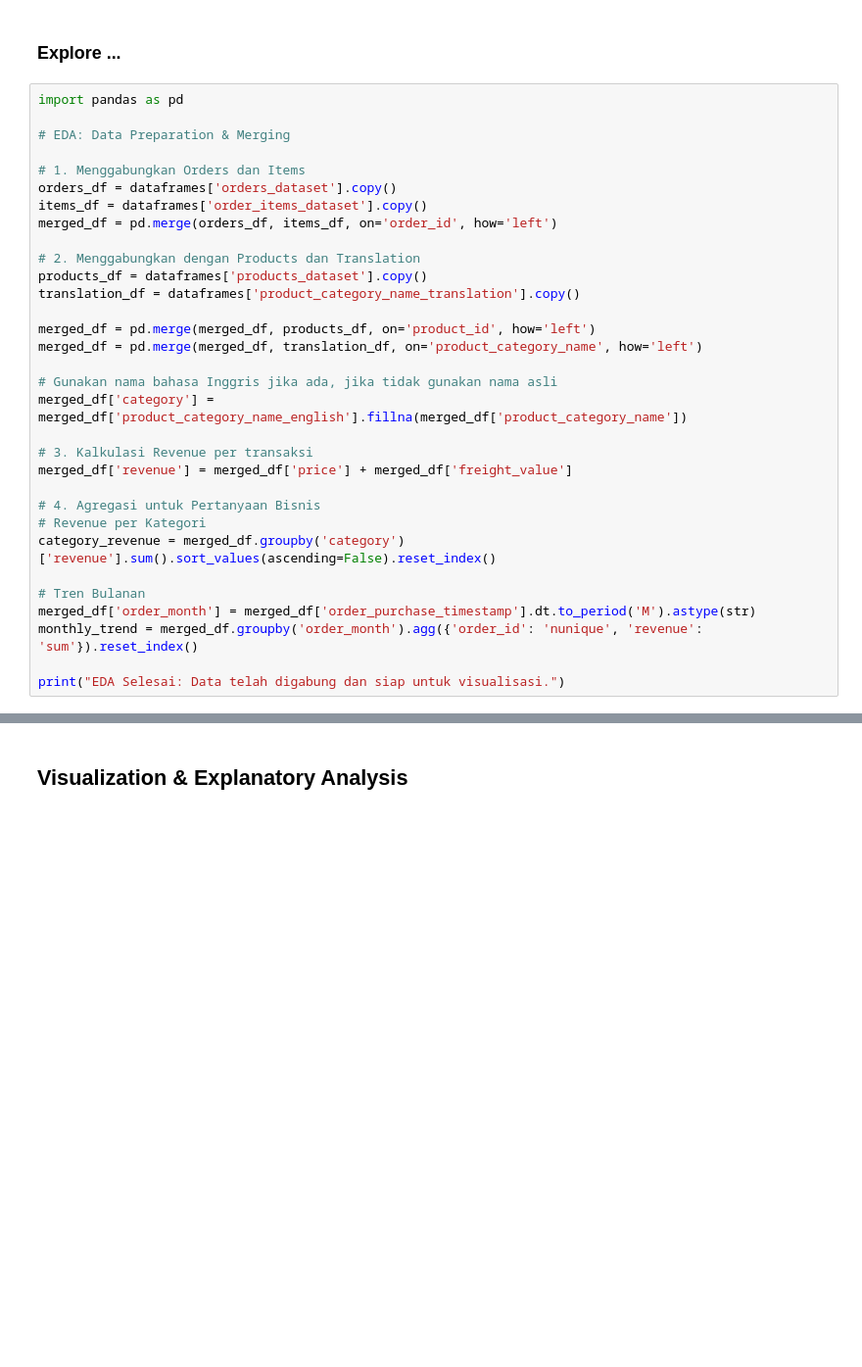
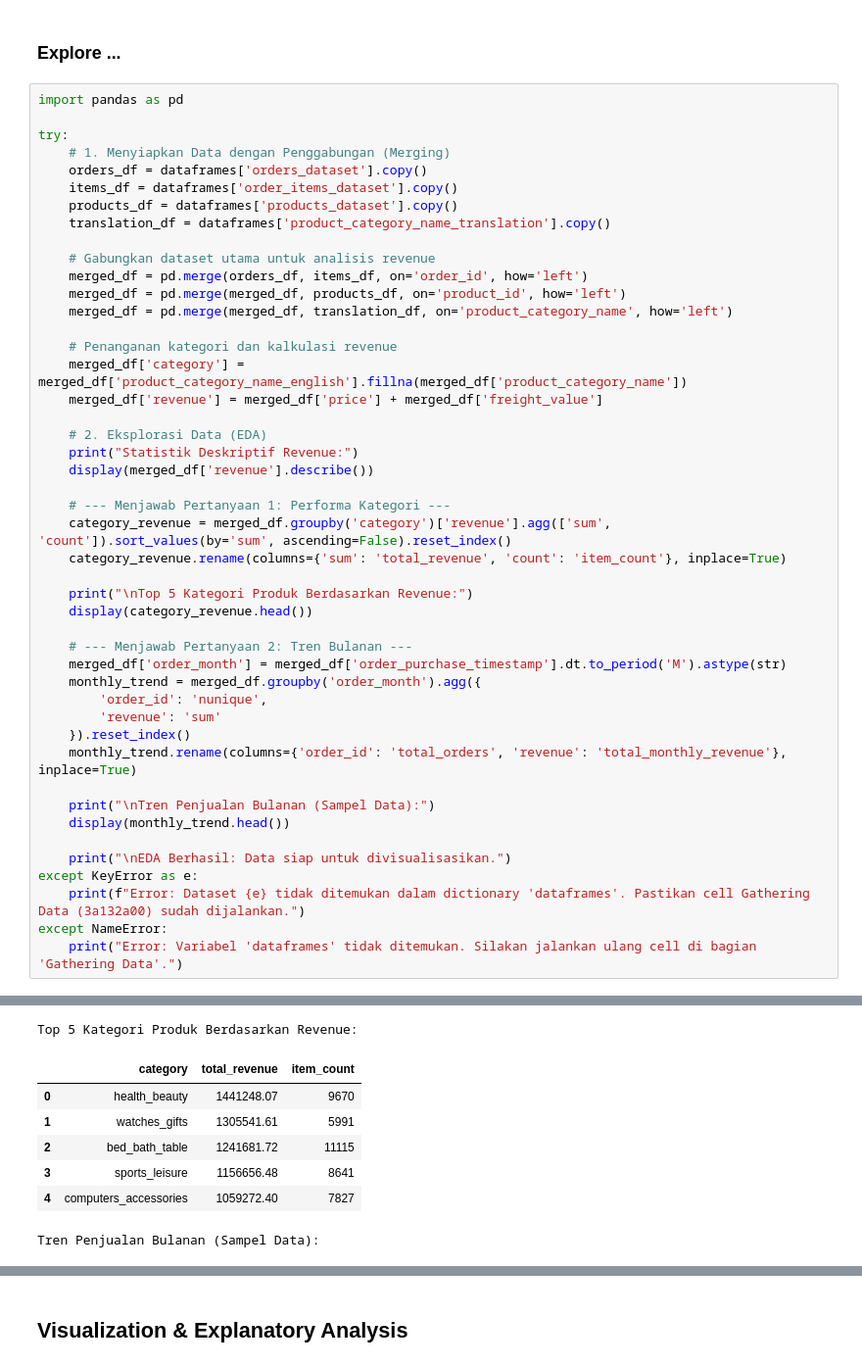
Before and after one commit to khatrunsalsabia-eng/dashboard, a Jupyter notebook: submission/notebook.ipynb, the cells around one changed output, grey strips where cells are left out. Shown at 98% size. Drawn from its saved outputs; the diff is of its cells as text; blank space fills up the shorter version.

Commit message:
melakukan perbaikan pada bagian notebook dan dashboad.py

```diff
--- a/submission/notebook.ipynb
+++ b/submission/notebook.ipynb
@@ -318,33 +321,47 @@ Data cleaning selesai.
 # %%
 import pandas as pd
 
-# EDA: Data Preparation & Merging
+try:
+    # 1. Menyiapkan Data dengan Penggabungan (Merging)
+    orders_df = dataframes['orders_dataset'].copy()
+    items_df = dataframes['order_items_dataset'].copy()
+    products_df = dataframes['products_dataset'].copy()
+    translation_df = dataframes['product_category_name_translation'].copy()
 
-# 1. Menggabungkan Orders dan Items
-orders_df = dataframes['orders_dataset'].copy()
-items_df = dataframes['order_items_dataset'].copy()
-merged_df = pd.merge(orders_df, items_df, on='order_id', how='left')
+    # Gabungkan dataset utama untuk analisis revenue
+    merged_df = pd.merge(orders_df, items_df, on='order_id', how='left')
+    merged_df = pd.merge(merged_df, products_df, on='product_id', how='left')
+    merged_df = pd.merge(merged_df, translation_df, on='product_category_name', how='left')
 
-# 2. Menggabungkan dengan Products dan Translation
-products_df = dataframes['products_dataset'].copy()
-translation_df = dataframes['product_category_name_translation'].copy()
+    # Penanganan kategori dan kalkulasi revenue
+    merged_df['category'] = merged_df['product_category_name_english'].fillna(merged_df['product_category_name'])
+    merged_df['revenue'] = merged_df['price'] + merged_df['freight_value']
 
-merged_df = pd.merge(merged_df, products_df, on='product_id', how='left')
-merged_df = pd.merge(merged_df, translation_df, on='product_category_name', how='left')
+    # 2. Eksplorasi Data (EDA)
+    print("Statistik Deskriptif Revenue:")
+    display(merged_df['revenue'].describe())
 
-# Gunakan nama bahasa Inggris jika ada, jika tidak gunakan nama asli
-merged_df['category'] = merged_df['product_category_name_english'].fillna(merged_df['product_category_name'])
+    # --- Menjawab Pertanyaan 1: Performa Kategori ---
+    category_revenue = merged_df.groupby('category')['revenue'].agg(['sum', 'count']).sort_values(by='sum', ascending=False).reset_index()
+    category_revenue.rename(columns={'sum': 'total_revenue', 'count': 'item_count'}, inplace=True)
 
-# 3. Kalkulasi Revenue per transaksi
-merged_df['revenue'] = merged_df['price'] + merged_df['freight_value']
+    print("\nTop 5 Kategori Produk Berdasarkan Revenue:")
+    display(category_revenue.head())
 
-# 4. Agregasi untuk Pertanyaan Bisnis
-# Revenue per Kategori
-category_revenue = merged_df.groupby('category')['revenue'].sum().sort_values(ascending=False).reset_index()
+    # --- Menjawab Pertanyaan 2: Tren Bulanan ---
+    merged_df['order_month'] = merged_df['order_purchase_timestamp'].dt.to_period('M').astype(str)
+    monthly_trend = merged_df.groupby('order_month').agg({
+        'order_id': 'nunique',
+        'revenue': 'sum'
+    }).reset_index()
+    monthly_trend.rename(columns={'order_id': 'total_orders', 'revenue': 'total_monthly_revenue'}, inplace=True)
 
-# Tren Bulanan
-merged_df['order_month'] = merged_df['order_purchase_timestamp'].dt.to_period('M').astype(str)
-monthly_trend = merged_df.groupby('order_month').agg({'order_id': 'nunique', 'revenue': 'sum'}).reset_index()
+    print("\nTren Penjualan Bulanan (Sampel Data):")
+    display(monthly_trend.head())
 
-print("EDA Selesai: Data telah digabung dan siap untuk visualisasi.")
+    print("\nEDA Berhasil: Data siap untuk divisualisasikan.")
+except KeyError as e:
+    print(f"Error: Dataset {e} tidak ditemukan dalam dictionary 'dataframes'. Pastikan cell Gathering Data (3a132a00) sudah dijalankan.")
+except NameError:
+    print("Error: Variabel 'dataframes' tidak ditemukan. Silakan jalankan ulang cell di bagian 'Gathering Data'.")
 # %% [output]
@@ -351,0 +379,8 @@ EDA Selesai: Data telah digabung dan siap untuk visualisasi.
+Top 5 Kategori Produk Berdasarkan Revenue:
+|  | category | total_revenue | item_count |
+| 0 | health_beauty | 1441248.07 | 9670 |
+| 1 | watches_gifts | 1305541.61 | 5991 |
+| 2 | bed_bath_table | 1241681.72 | 11115 |
+| 3 | sports_leisure | 1156656.48 | 8641 |
+| 4 | computers_accessories | 1059272.40 | 7827 |
+Tren Penjualan Bulanan (Sampel Data):
```
Also changed, not shown: parts of 9 cells of this notebook, 1 other file.
